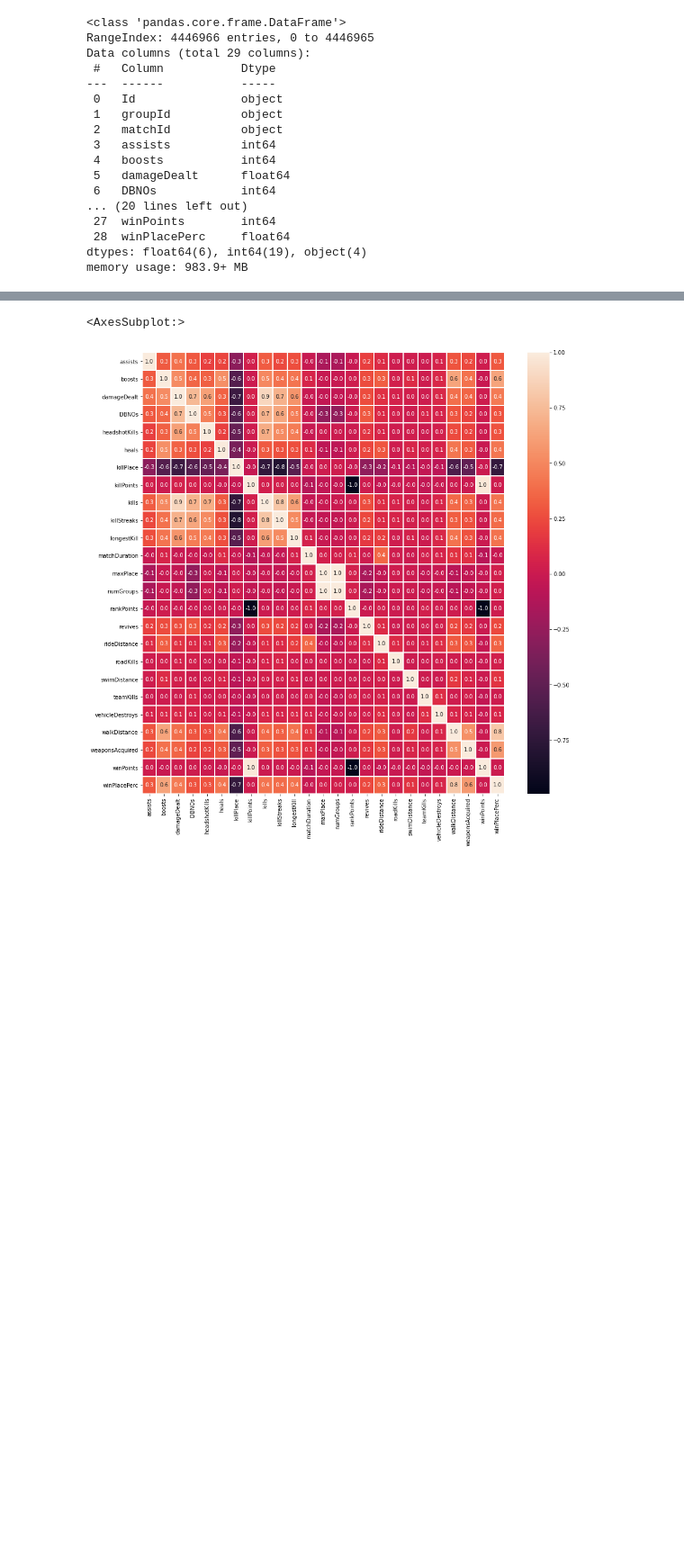
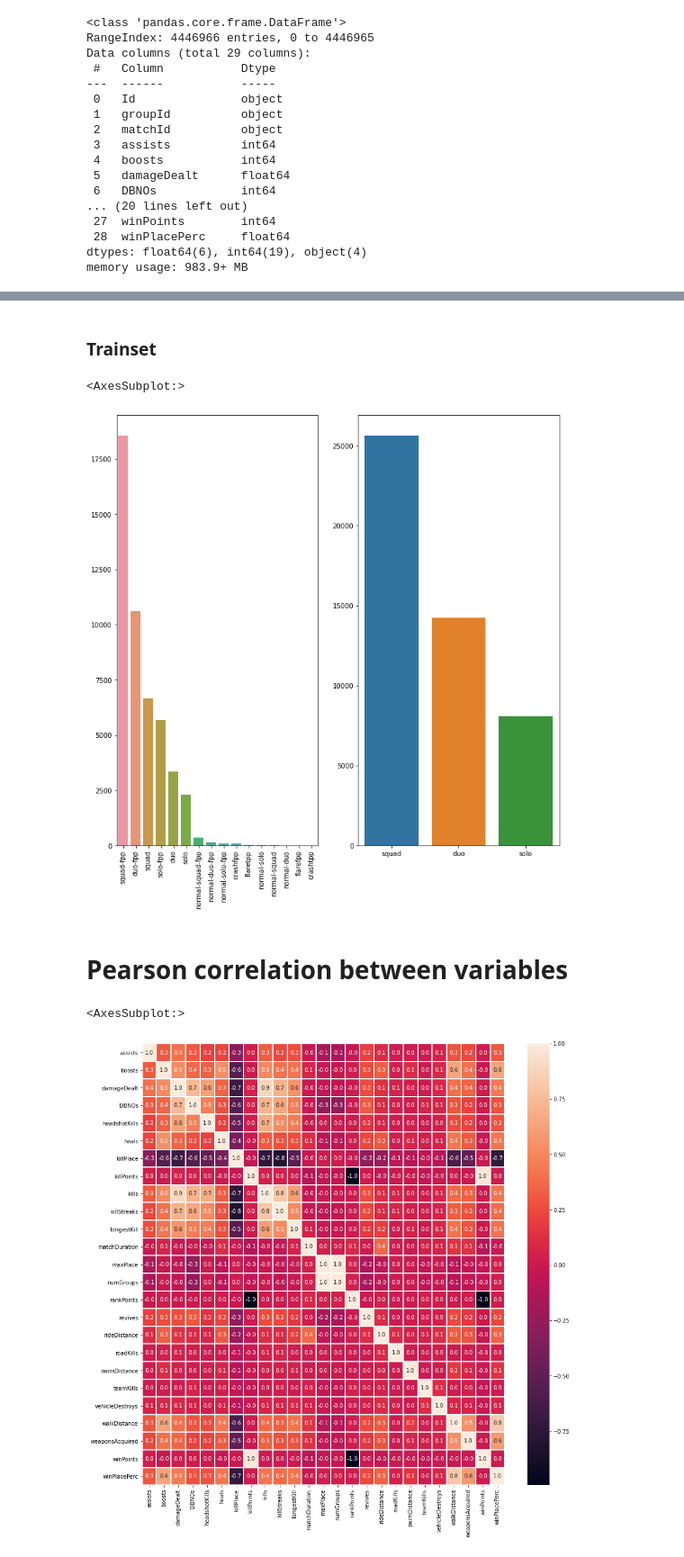
Before and after one commit to AlcadoSs/IDS-PUBGFinishPlacementPrediction, a Jupyter notebook: data_visualization.ipynb, the cells around one changed output, grey strips where cells are left out. Shown at 90% size. Cells and saved outputs as stored; diff of their text form; code cells hidden in the pictures; blank space fills up the shorter version.

Commit message:
Started with data visualization
General information about test and training data

```diff
--- a/data_visualization.ipynb
+++ b/data_visualization.ipynb
@@ -32,3 +150,26 @@ Id, groupId, matchId are uninformative
+# %% [markdown]
+### Trainset
+# %%
+fig,ax = plt.subplots(1,2,figsize = (12, 12))
+data_by_matchtype = trainset.groupby('matchId')["matchType"].first().value_counts()
+
+barplot_matchtype = sns.barplot(x = data_by_matchtype.index, y = data_by_matchtype.values, ax=ax[0])
+barplot_matchtype.set_xticklabels(barplot_matchtype.get_xticklabels(), rotation=90)
+barplot_matchtype
+
+
+main_types_mapping = lambda x: 'solo' if ('solo' in x) else 'duo' if ('duo' in x) or ('crash' in x) else 'squad'
+trainset['matchType'] = trainset['matchType'].apply(main_types_mapping)
+
+data_by_matchtype2 = trainset.groupby('matchId')['matchType'].first().value_counts()
+barplot_matchtype2 = sns.barplot(x = data_by_matchtype2.index, y = data_by_matchtype2.values, ax=ax[1])
+barplot_matchtype2.set_xticklabels(barplot_matchtype2.get_xticklabels(), rotation=0)
+barplot_matchtype2
+# %% [output]
+<AxesSubplot:>
+[figure, added]
+# %% [markdown]
+# Pearson correlation between variables
 # %%
 corr = trainset.corr()
 plt.figure(figsize=(15,15))
```
Also changed, not shown: parts of 42 cells of this notebook, 2 other files.
